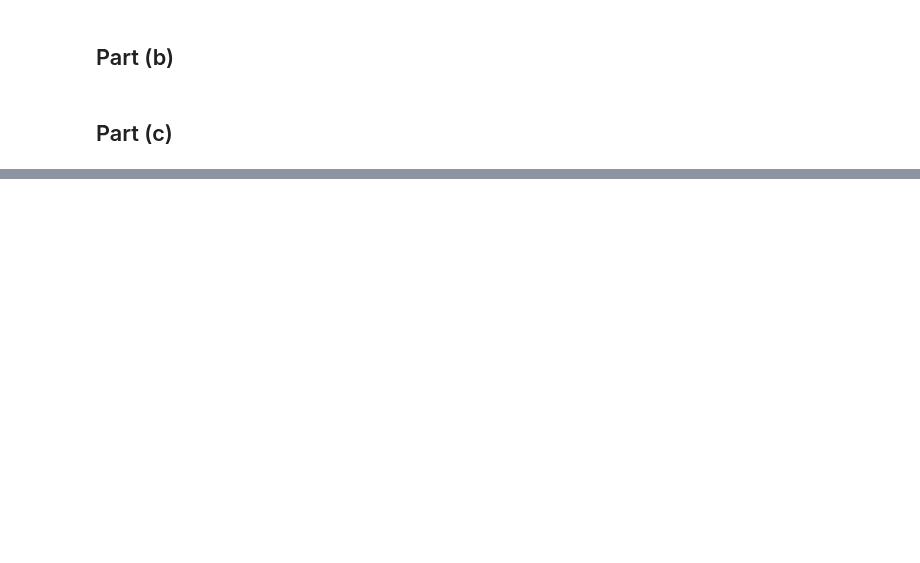
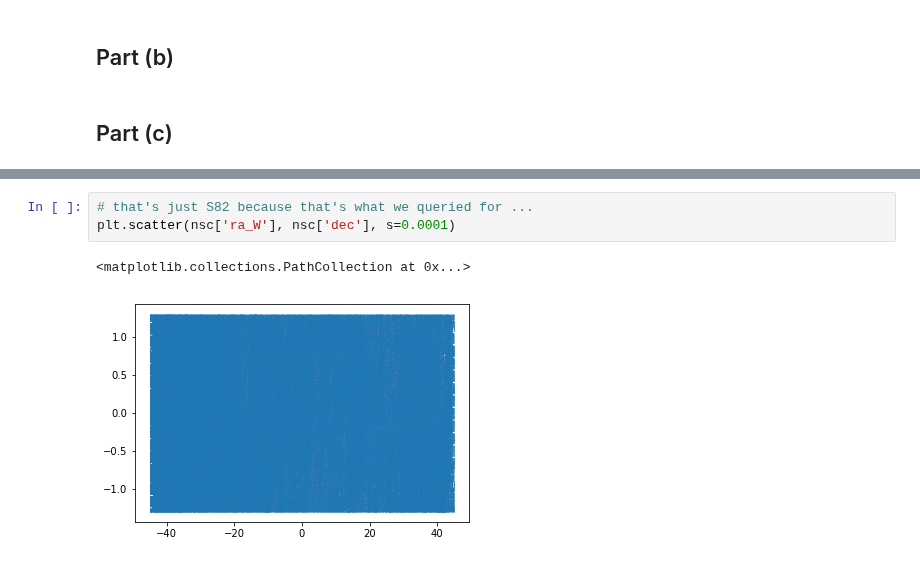
Before and after one commit to dirac-institute/uw-astr598-w18, a Jupyter notebook: homeworks/group2/HW_2/HW2-part2_group2.ipynb, the cells around one changed output, grey strips where cells are left out. Drawn from its saved outputs; the diff is of its cells as text; blank space fills up the shorter version.

```diff
--- a/homeworks/group2/HW_2/HW2-part2_group2.ipynb
+++ b/homeworks/group2/HW_2/HW2-part2_group2.ipynb
@@ -37,0 +81,6 @@ nsc = vstack([table_neg, table_pos])
+# %%
+# that's just S82 because that's what we queried for ...
+plt.scatter(nsc['ra_W'], nsc['dec'], s=0.0001)
+# %% [output]
+<matplotlib.collections.PathCollection at 0x...>
+[figure, added]
```
Also changed, not shown: parts of 20 cells of this notebook.
